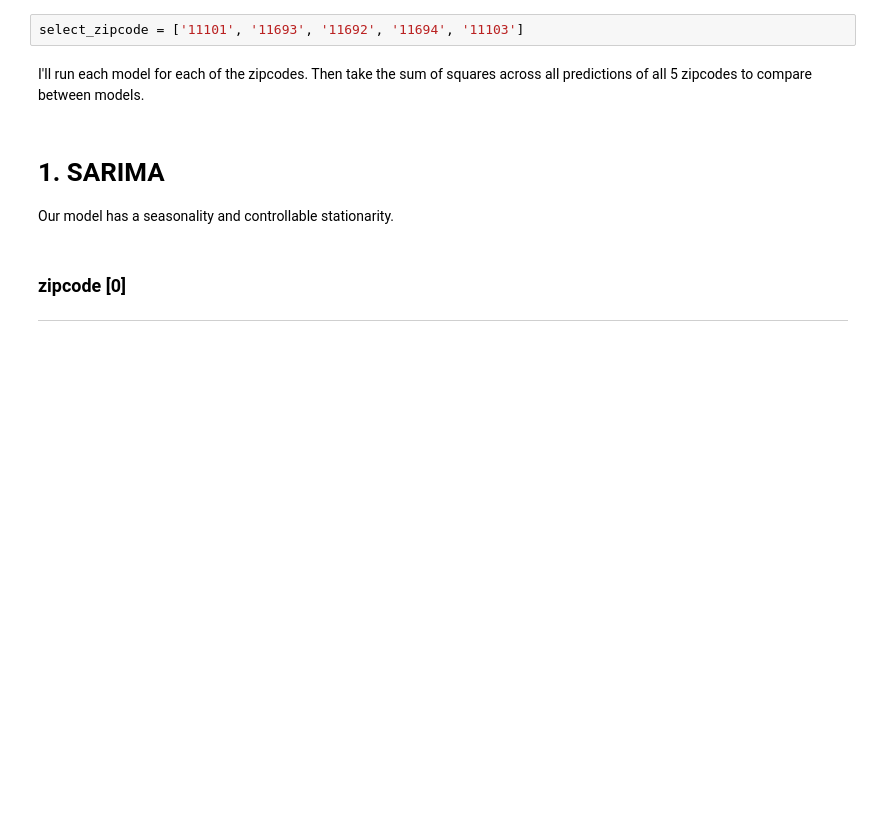
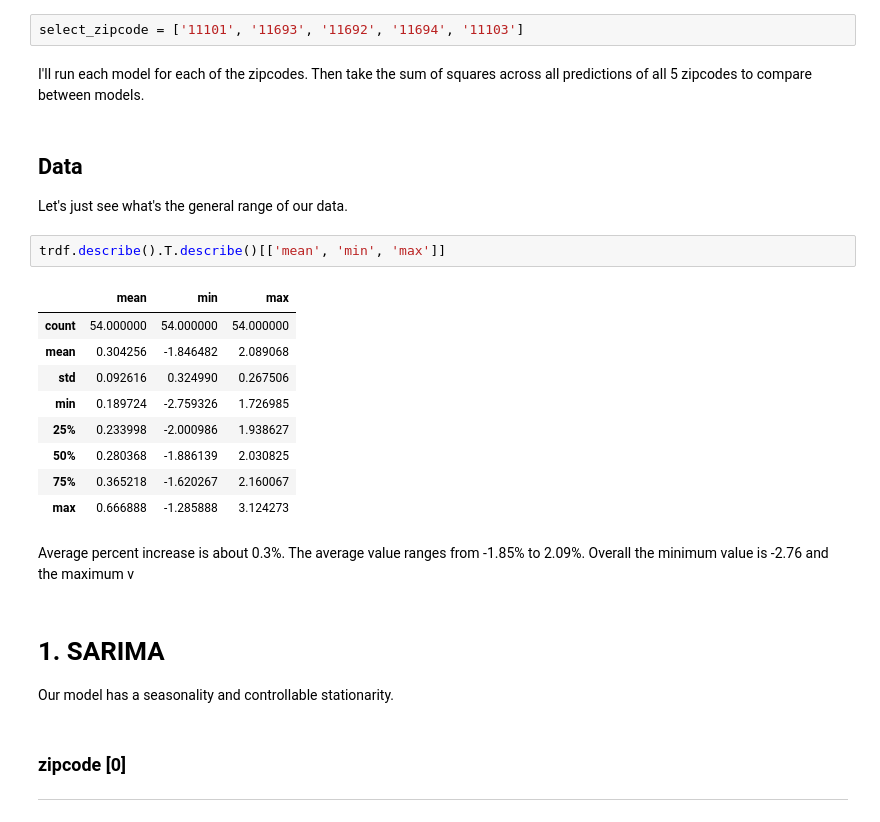
Before and after one commit to stereopickle/real_estate_prediction, a Jupyter notebook: 020.Model_Evaluation.ipynb, the cells around one changed output. Cells and saved outputs as stored; diff of their text form; blank space fills up the shorter version.

Commit message:
adding the range info

```diff
--- a/020.Model_Evaluation.ipynb
+++ b/020.Model_Evaluation.ipynb
@@ -41,6 +41,23 @@ For the initial univariate modeling, I will compare the top 5 zipcodes with the
 select_zipcode = ['11101', '11693', '11692', '11694', '11103']
 # %% [markdown]
 I'll run each model for each of the zipcodes. Then take the sum of squares across all predictions of all 5 zipcodes to compare between models.
+# %% [markdown]
+## Data
+Let's just see what's the general range of our data.
+# %%
+trdf.describe().T.describe()[['mean', 'min', 'max']]
+# %% [output]
+|  | mean | min | max |
+| count | 54.000000 | 54.000000 | 54.000000 |
+| mean | 0.304256 | -1.846482 | 2.089068 |
+| std | 0.092616 | 0.324990 | 0.267506 |
+| min | 0.189724 | -2.759326 | 1.726985 |
+| 25% | 0.233998 | -2.000986 | 1.938627 |
+| 50% | 0.280368 | -1.886139 | 2.030825 |
+| 75% | 0.365218 | -1.620267 | 2.160067 |
+| max | 0.666888 | -1.285888 | 3.124273 |
+# %% [markdown]
+Average percent increase is about 0.3%. The average value ranges from -1.85% to 2.09%. Overall the minimum value is -2.76 and the maximum v
 # %% [markdown]
 # 1. SARIMA
 Our model has a seasonality and controllable stationarity.
```
